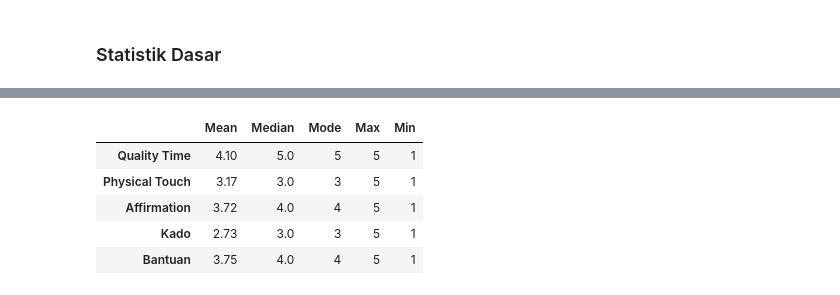
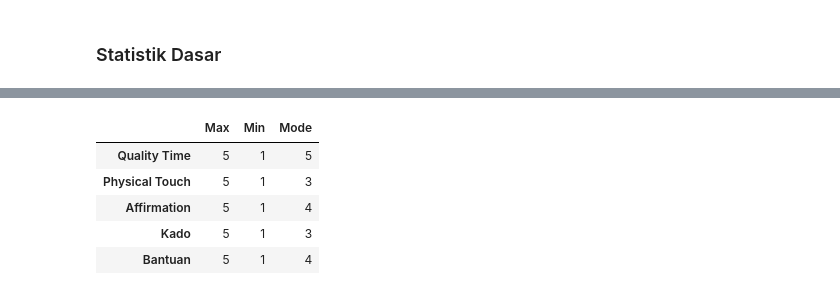
Before and after one commit to gdscitb/DSCDataScience, a Jupyter notebook: EksplorasiData_Muhammad Alif Putra Yasa/Analisis Data TakeMeOut.ipynb, the cells around one changed output, grey strips where cells are left out. Drawn from its saved outputs; the diff is of its cells as text; code cells hidden in the pictures.

```diff
--- a/EksplorasiData_Muhammad Alif Putra Yasa/Analisis Data TakeMeOut.ipynb
+++ b/EksplorasiData_Muhammad Alif Putra Yasa/Analisis Data TakeMeOut.ipynb
@@ -44,19 +85,18 @@ cewek_data = data.loc[data['Gender'] == 'Cewek']
 # %%
-sts_dasar = {
-    "Mean"   : [ round(np.mean(data[kolom]),2)   for kolom in column_names[2:] ],
-    "Median" : [ round(np.median(data[kolom]),2) for kolom in column_names[2:] ],
-    "Mode"   : [ int(spsts.mode(data[kolom])[0]) for kolom in column_names[2:] ],
-    "Max"    : [ np.max(data[kolom]) for kolom in column_names[2:] ],
-    "Min"    : [ np.min(data[kolom]) for kolom in column_names[2:] ]
+# Statistik dasar data cowok
+cowok_sts = {
+    "Max"    : [ np.max(cowok_data[kolom]) for kolom in column_names[2:] ],
+    "Min"    : [ np.min(cowok_data[kolom]) for kolom in column_names[2:] ],
+    "Mode"   : [ int(spsts.mode(cowok_data[kolom])[0]) for kolom in column_names[2:] ]
 }
 
-tabel_sts       = pd.DataFrame(statistik_dasar)
-tabel_sts.index = [kolom for kolom in column_names[2:]]
-tabel_sts
+tabel_sts_cowok = pd.DataFrame(cowok_sts)
+tabel_sts_cowok.index = column_names[2:]
+tabel_sts_cowok
 # %% [output]
-|  | Mean | Median | Mode | Max | Min |
-| Quality Time | 4.10 | 5.0 | 5 | 5 | 1 |
-| Physical Touch | 3.17 | 3.0 | 3 | 5 | 1 |
-| Affirmation | 3.72 | 4.0 | 4 | 5 | 1 |
-| Kado | 2.73 | 3.0 | 3 | 5 | 1 |
-| Bantuan | 3.75 | 4.0 | 4 | 5 | 1 |
+|  | Max | Min | Mode |
+| Quality Time | 5 | 1 | 5 |
+| Physical Touch | 5 | 1 | 3 |
+| Affirmation | 5 | 1 | 4 |
+| Kado | 5 | 1 | 3 |
+| Bantuan | 5 | 1 | 4 |
```
Also changed, not shown: parts of 14 cells of this notebook.
